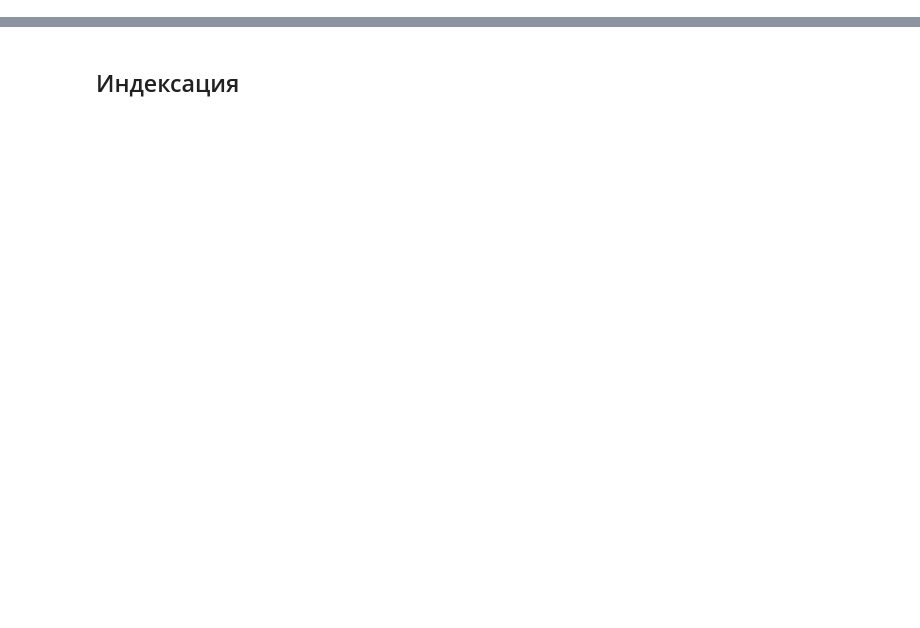
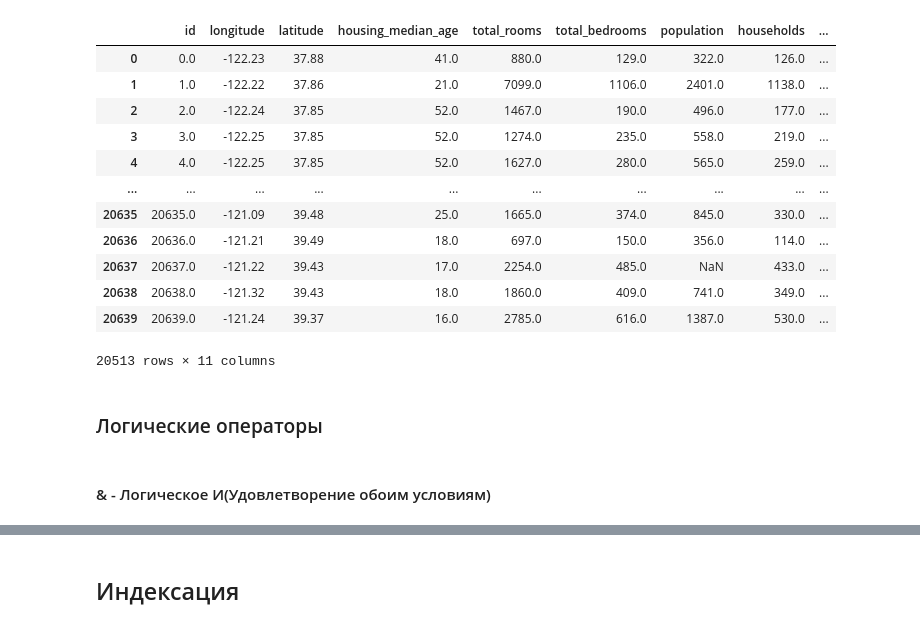
Before and after one commit to EngeloX/ds, a Jupyter notebook: Handbooks/Pandas.ipynb, the cells around one changed output, grey strips where cells are left out. Cells and saved outputs as stored; diff of their text form; code cells hidden in the pictures; blank space fills up the shorter version.

```diff
--- a/Handbooks/Pandas.ipynb
+++ b/Handbooks/Pandas.ipynb
@@ -49,0 +4,2 @@ df = pd.DataFrame(data3)
+# %%
+df = pd.read_csv('datasets/housing.csv')
@@ -49,0 +42,2 @@ df = pd.DataFrame(data3)
+# %%
+df['id'] = df['id'].astype('float64')
@@ -49,0 +151,3 @@ df = pd.DataFrame(data3)
+# %%
+df = df.set_index('id')
+df.head()
@@ -49,0 +162,2 @@ df = pd.DataFrame(data3)
+# %%
+df.reset_index(inplace=True)
@@ -49,0 +274,20 @@ df = pd.DataFrame(data3)
+# %%
+df[df['total_rooms'] > 100]
+# %% [output]
+|  | id | longitude | latitude | housing_median_age | total_rooms | total_bedrooms | population | households | ... |
+| 0 | 0.0 | -122.23 | 37.88 | 41.0 | 880.0 | 129.0 | 322.0 | 126.0 | ... |
+| 1 | 1.0 | -122.22 | 37.86 | 21.0 | 7099.0 | 1106.0 | 2401.0 | 1138.0 | ... |
+| 2 | 2.0 | -122.24 | 37.85 | 52.0 | 1467.0 | 190.0 | 496.0 | 177.0 | ... |
+| 3 | 3.0 | -122.25 | 37.85 | 52.0 | 1274.0 | 235.0 | 558.0 | 219.0 | ... |
+| 4 | 4.0 | -122.25 | 37.85 | 52.0 | 1627.0 | 280.0 | 565.0 | 259.0 | ... |
+| ... | ... | ... | ... | ... | ... | ... | ... | ... | ... |
+| 20635 | 20635.0 | -121.09 | 39.48 | 25.0 | 1665.0 | 374.0 | 845.0 | 330.0 | ... |
+| 20636 | 20636.0 | -121.21 | 39.49 | 18.0 | 697.0 | 150.0 | 356.0 | 114.0 | ... |
+| 20637 | 20637.0 | -121.22 | 39.43 | 17.0 | 2254.0 | 485.0 | NaN | 433.0 | ... |
+| 20638 | 20638.0 | -121.32 | 39.43 | 18.0 | 1860.0 | 409.0 | 741.0 | 349.0 | ... |
+| 20639 | 20639.0 | -121.24 | 39.37 | 16.0 | 2785.0 | 616.0 | 1387.0 | 530.0 | ... |
+20513 rows × 11 columns
+# %% [markdown]
+### Логические операторы
+# %% [markdown]
+#### & - Логическое И(Удовлетворение обоим условиям)
```
Also changed, not shown: parts of 174 cells of this notebook, 7 other files.
